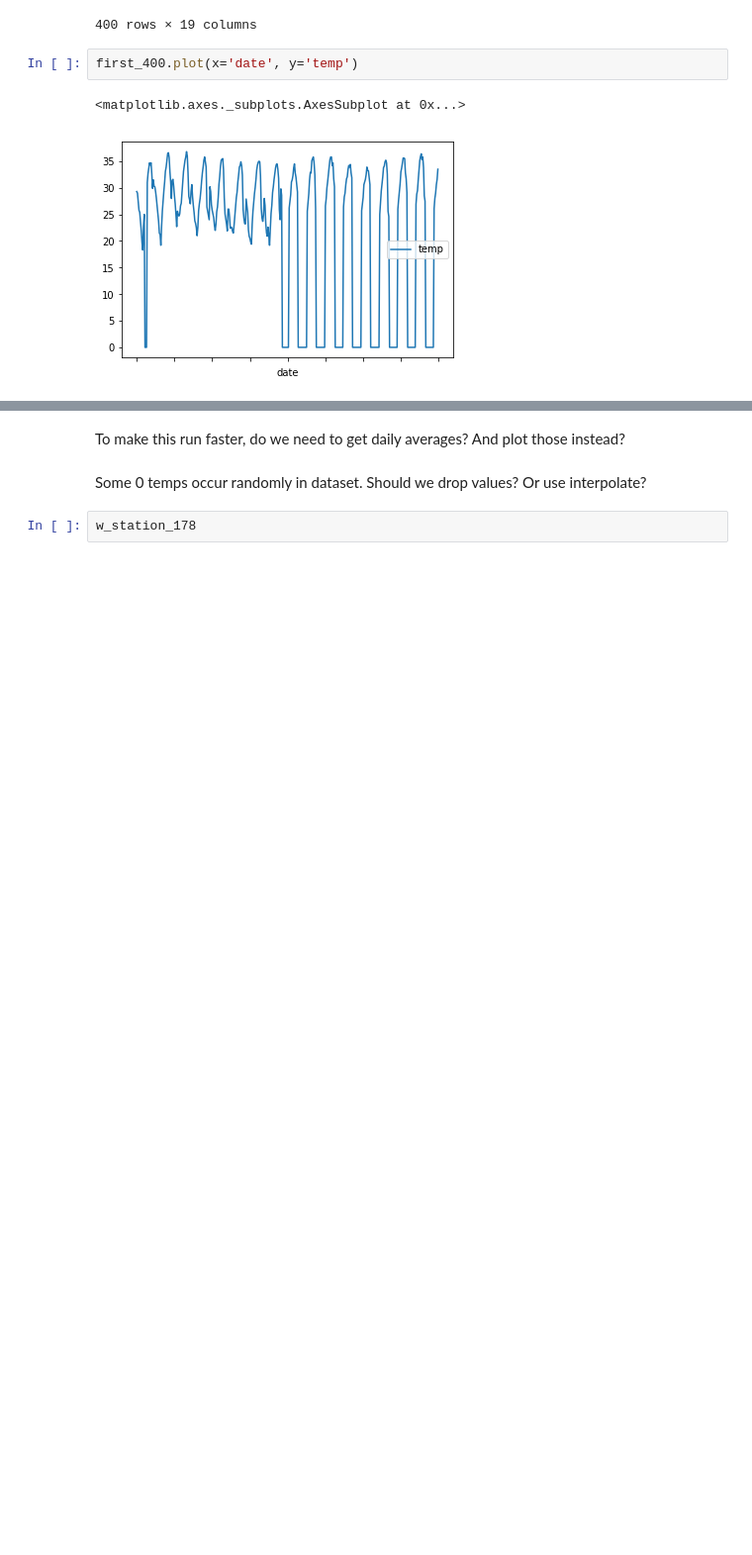
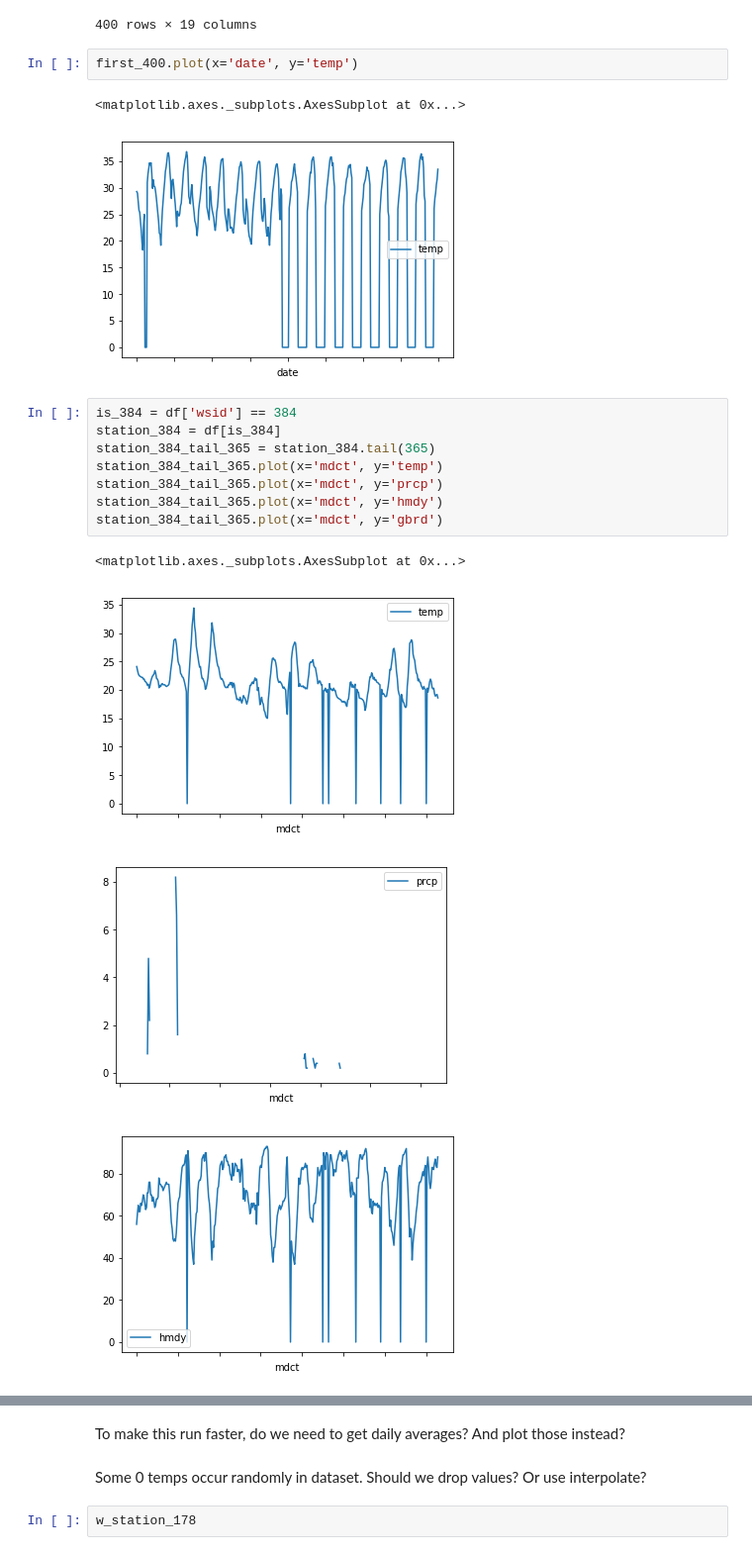
Before and after one commit to sanjayr1/Data_Tools_Brazil_Weather, a Jupyter notebook: Data_exploration.ipynb, the cells around one changed output, grey strips where cells are left out. Shown at 99% size. Saved outputs shown, nothing was run; the diff lists cells and outputs as text; blank space fills up the shorter version.

Commit message:
open source article example plots

```diff
--- a/Data_exploration.ipynb
+++ b/Data_exploration.ipynb
@@ -321,3 +321,16 @@ first_400.plot(x='date', y='temp')
 # %% [output]
 <matplotlib.axes._subplots.AxesSubplot at 0x...>
 [figure]
+# %%
+is_384 = df['wsid'] == 384
+station_384 = df[is_384]
+station_384_tail_365 = station_384.tail(365)
+station_384_tail_365.plot(x='mdct', y='temp')
+station_384_tail_365.plot(x='mdct', y='prcp')
+station_384_tail_365.plot(x='mdct', y='hmdy')
+station_384_tail_365.plot(x='mdct', y='gbrd')
+# %% [output]
+<matplotlib.axes._subplots.AxesSubplot at 0x...>
+[figure, added]
+[figure, added]
+[figure, added]
```
Also changed, not shown: parts of 20 cells of this notebook.
